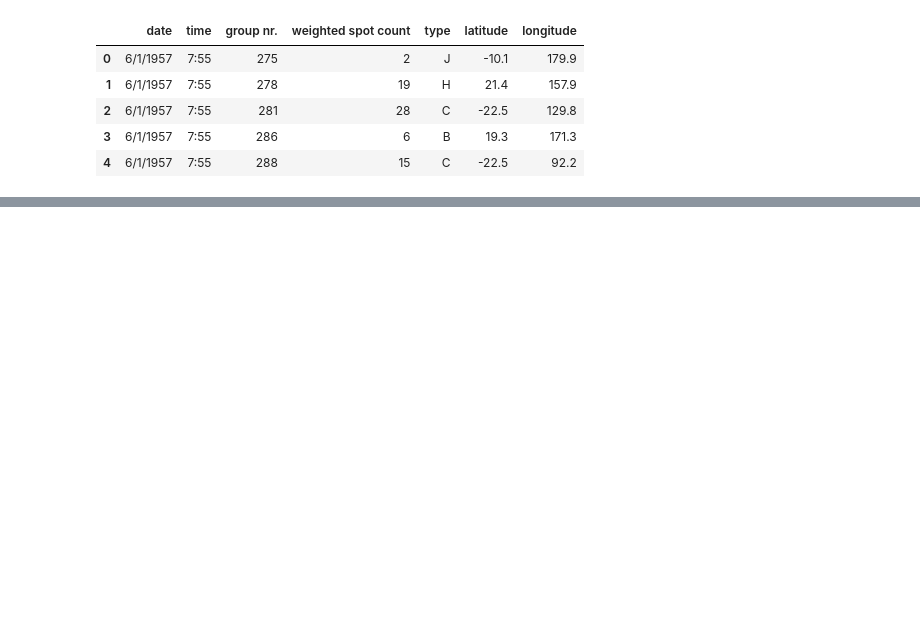
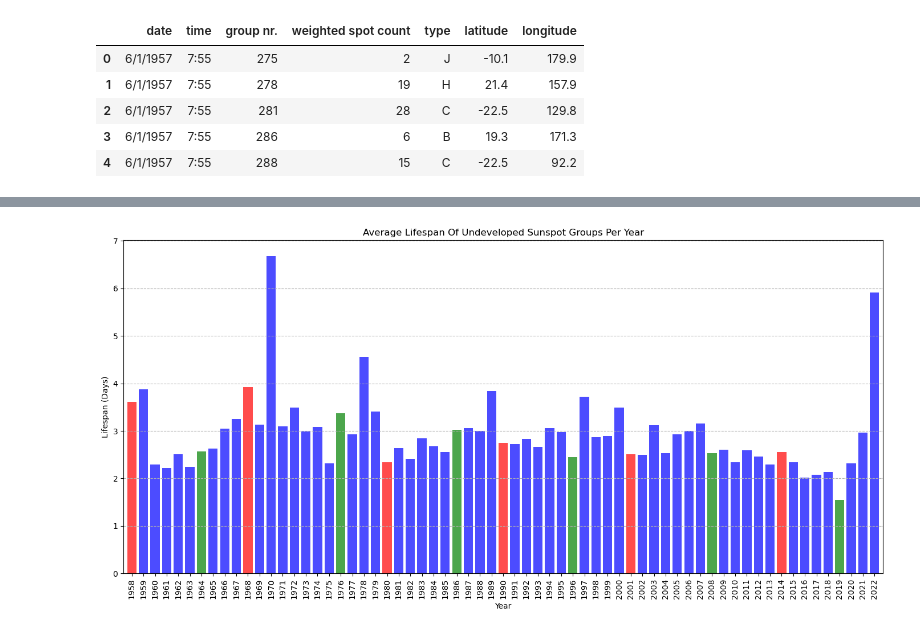
Before and after one commit to daxpatel2/SunspotDataScraper, a Jupyter notebook: Find_sunspots_switching_zurich_classifications.ipynb, the cells around one changed output, grey strips where cells are left out. Saved outputs shown, nothing was run; the diff lists cells and outputs as text; code cells hidden in the pictures; blank space fills up the shorter version.

```diff
--- a/Find_sunspots_switching_zurich_classifications.ipynb
+++ b/Find_sunspots_switching_zurich_classifications.ipynb
@@ -178,0 +260,36 @@ plt.show()
+# %%
+# Convert the years in average_lifespan_by_year to strings
+average_lifespan_undeveloped = {str(year): value for year, value in average_lifespan_undeveloped.items()}
+
+# Define colors for solar maximum, minimum, and other years
+colors = []
+for year in list_of_years:
+    if int(year) in solar_maximum_years:
+        colors.append('red')  # Solar maximum years
+    elif int(year) in solar_minimum_years:
+        colors.append('green')  # Solar minimum years
+    else:
+        colors.append('blue')  # Other years
+
+# Initialize the test list with values corresponding to list_of_new_years
+test = []
+for year in list_of_years:
+    if year in average_lifespan_undeveloped:
+        test.append(average_lifespan_undeveloped[year])
+    else:
+        test.append(0)
+
+# Plotting the data
+plt.figure(figsize=(14, 7))
+plt.bar(list_of_years, test, color=colors, alpha = 0.7)
+plt.title('Average Lifespan Of Undeveloped Sunspot Groups Per Year')
+plt.xlabel('Year')
+plt.ylabel('Lifespan (Days)')
+plt.grid(axis='y', linestyle='--')
+plt.margins(x=0.005)
+plt.xticks(rotation=90)
+plt.tight_layout()
+plt.savefig('Average Lifespan Of Undeveloped Sunspot Groups Per Year')
+plt.show()
+# %% [output]
+[figure, added]
```
Also changed, not shown: parts of 18 cells of this notebook, 3 other files.
